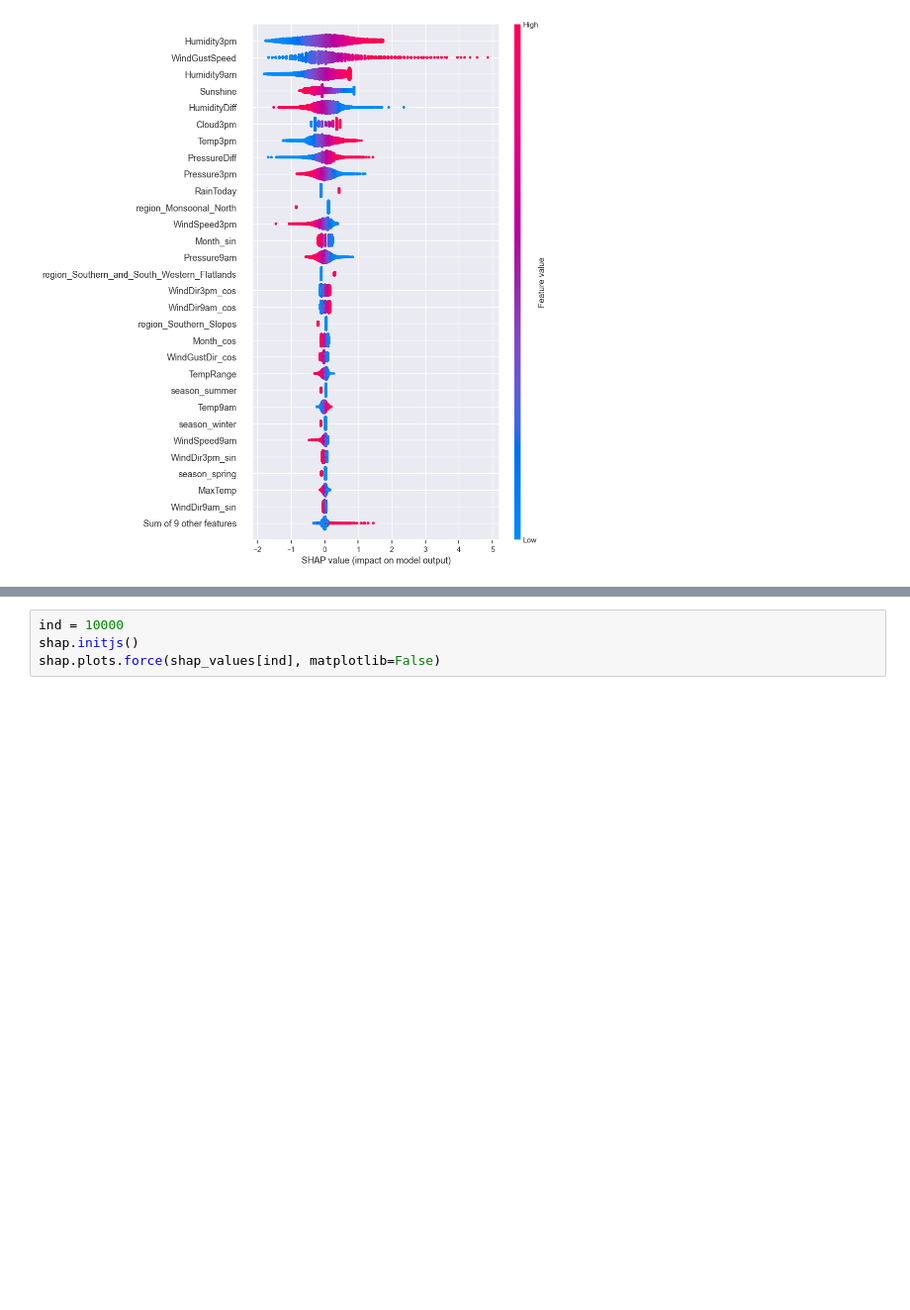
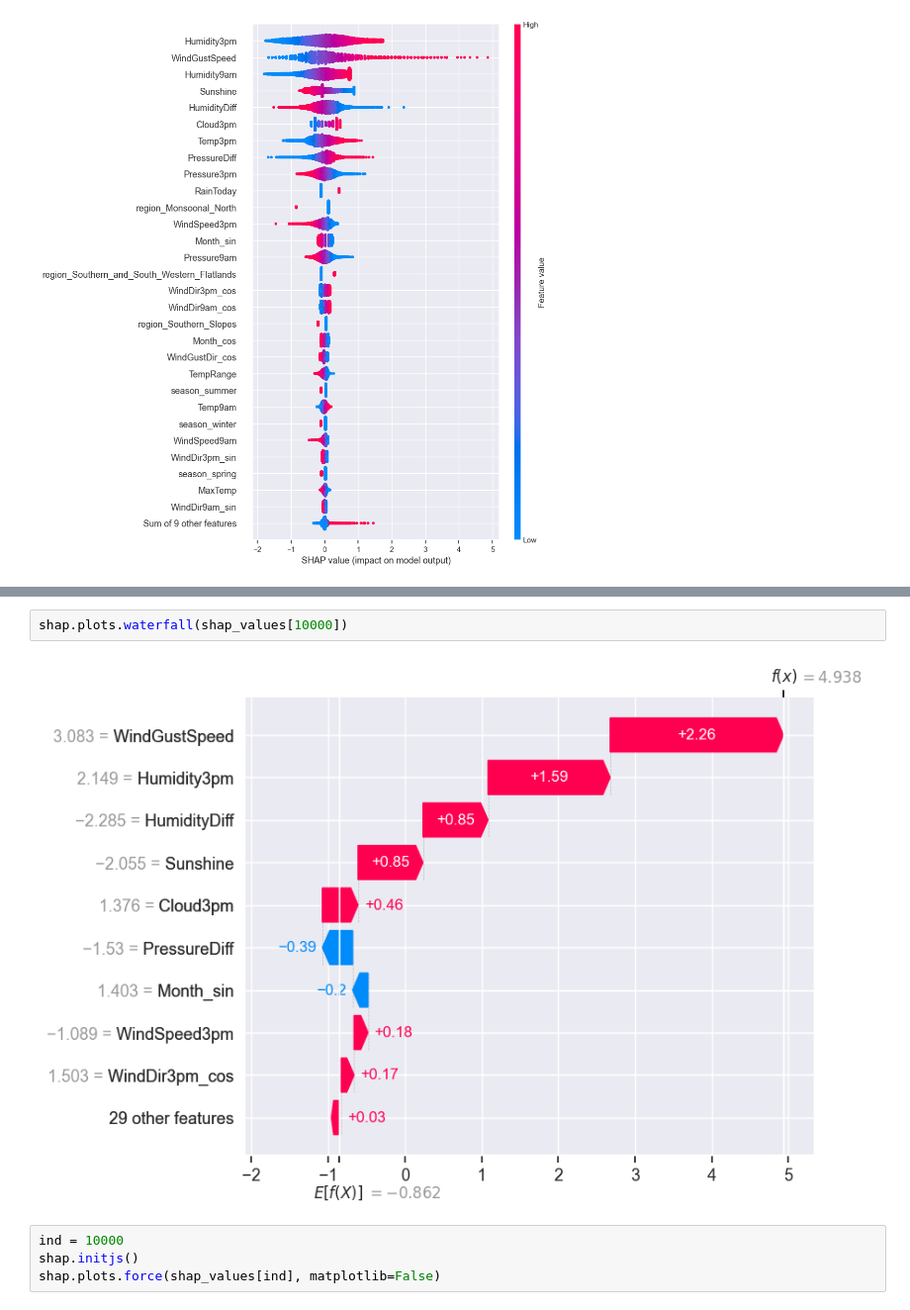
Before and after one commit to GenaCanciani/AA1-TUIA-Canciani-Mancini-Morales, a Jupyter notebook: TP-clasificacion-AA1.ipynb, the cells around one changed output, grey strips where cells are left out. Shown at 99% size. Saved outputs shown, nothing was run; the diff lists cells and outputs as text; blank space fills up the shorter version.

```diff
--- a/TP-clasificacion-AA1.ipynb
+++ b/TP-clasificacion-AA1.ipynb
@@ -1333,3 +1307,7 @@ shap.plots.beeswarm(shap_values, max_display=30)
+# %%
+shap.plots.waterfall(shap_values[10000])
+# %% [output]
+[figure, added]
 # %%
 ind = 10000
 shap.initjs()
```
Also changed, not shown: parts of 10 cells of this notebook.
